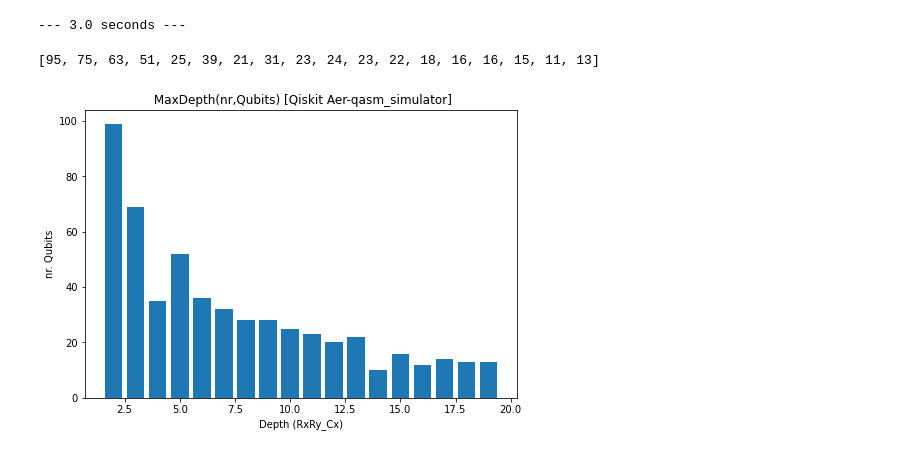
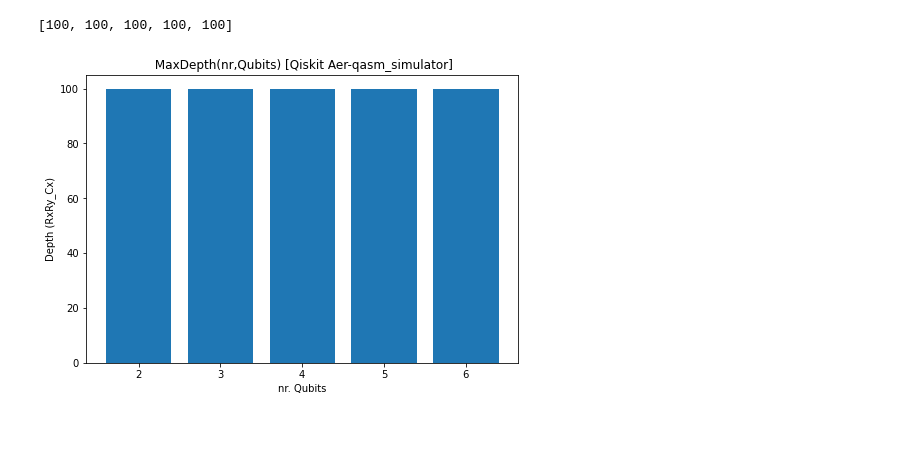
Before and after one commit to sorin-bolos/moara, a Jupyter notebook: moara_for_qiskit/examples/benchmark_prototipe.ipynb, the cells around one changed output. Saved outputs shown, nothing was run; the diff lists cells and outputs as text; code cells hidden in the pictures.

```diff
--- a/moara_for_qiskit/examples/benchmark_prototipe.ipynb
+++ b/moara_for_qiskit/examples/benchmark_prototipe.ipynb
@@ -18,9 +9,24 @@ def RxRy(qc,i):
+# %%
+def entanglerCX(circuit,n):
+    for i in range(n-1):
+        circuit.cx(i,i+1)
+
+def RxRy(citrcuit,n):
+    for i in range(n):
+        citrcuit.rx(np.pi/3,i)
+        citrcuit.ry(np.pi/5,i)
+
+def XY(citrcuit,n):
+    for i in range(n):
+        citrcuit.x(i)
+        citrcuit.y(i)
 # %%
 def test(i,j):
     qc=QuantumCircuit(i,i)
-    for k in range (j):
-        ent(qc,i)
-        RxRy(qc,i)
+    for k in range(j):
+        entanglerCX(qc,i)
+        #RxRy(qc,i)
+        XY(qc,i)
     qc.measure_all
     return qc
 # %%
@@ -28,7 +34,7 @@ def bench(simulator):
     i=2
     j=2
     depth=[]
-    for i in range(2,20):
+    for i in range(2,7):
         duration=0
         while (duration<0.50) and j<101:
             test_qc=test(i,j)
@@ -73,12 +70,6 @@ c_2: ═════════════════════════
-# %%
-start_time = time.time()
-
-duration=(time.time() - start_time)
-# %% [output]
---- 3.0 seconds ---
 # %%
 simulator=Aer.get_backend('qasm_simulator')
 depth=bench(simulator)
 print(depth)
 # %% [output]
-[95, 75, 63, 51, 25, 39, 21, 31, 23, 24, 23, 22, 18, 16, 16, 15, 11, 13]
+[100, 100, 100, 100, 100]
@@ -93,14 +76,13 @@ def scor(depth):
 # %%
 simulator_name='Qiskit Aer-qasm_simulator'
 
 fig = plt.figure()
 ax = fig.add_axes([0,0,1,1])
-langs = [i for i in range(2,20)]
-depth = depth
-ax.bar(langs,students)
+langs = [i for i in range(2,7)]
+ax.bar(langs,depth)
 ax.set_title(' MaxDepth(nr,Qubits) ['+ simulator_name+']')
-ax.set_ylabel('nr. Qubits')
-ax.set_xlabel('Depth (RxRy_Cx)')
+ax.set_xlabel('nr. Qubits')
+ax.set_ylabel('Depth (RxRy_Cx)')
 plt.show()
 # %% [output]
-[figure, old version]
+[figure, new version]
```
Also changed, not shown: parts of 6 cells of this notebook, 1 other file.
